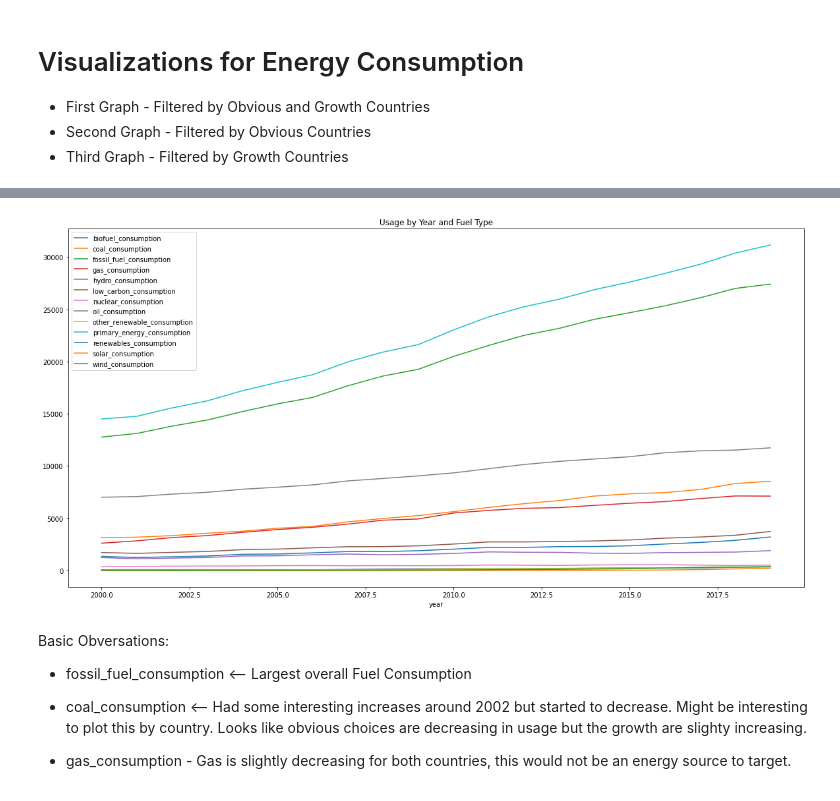
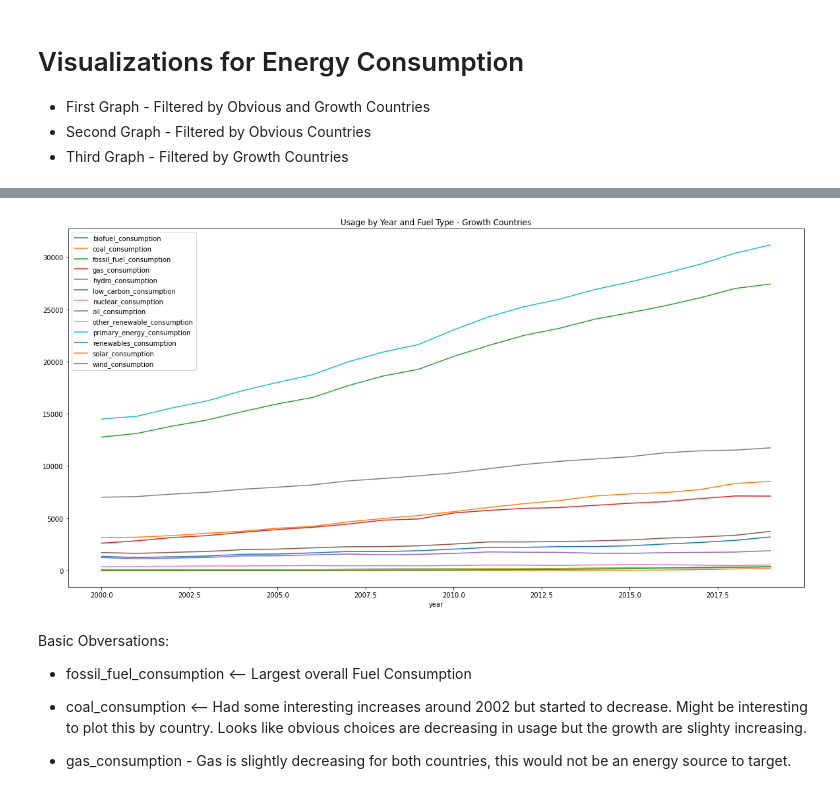
Before and after one commit to amycelliott/DMP_LP_2022, a Jupyter notebook: DMP_LP_2022_Target_Country_Current_Consumption.ipynb, the cells around one changed output, grey strips where cells are left out. Cells and saved outputs as stored; diff of their text form; code cells hidden in the pictures.

```diff
--- a/DMP_LP_2022_Target_Country_Current_Consumption.ipynb
+++ b/DMP_LP_2022_Target_Country_Current_Consumption.ipynb
@@ -232,17 +344,17 @@ plt.show()
 # %%
 df_all_data_growth_sum_by_year.plot(
     #kind='area', stacked=True, #I didn't like how this looked compared to Line
     x="year",
     # All columns
     y=["biofuel_consumption","coal_consumption","fossil_fuel_consumption","gas_consumption","hydro_consumption","low_carbon_consumption","nuclear_consumption","oil_consumption","other_renewable_consumption","primary_energy_consumption","renewables_consumption","solar_consumption","wind_consumption"],
     # Select columns
     #y=["biofuel_consumption","gas_consumption","hydro_consumption","low_carbon_consumption","nuclear_consumption","oil_consumption","other_renewable_consumption","renewables_consumption","solar_consumption","wind_consumption"],
-    title='Usage by Year and Fuel Type', figsize=(20,10)
+    title='Usage by Year and Fuel Type - Growth Countries', figsize=(20,10)
     )
 
 plt.show()
 # %% [output]
-[figure, old version]
+[figure, new version]
 # %% [markdown]
 Basic Obversations:
 
```
Also changed, not shown: parts of 17 cells of this notebook.
